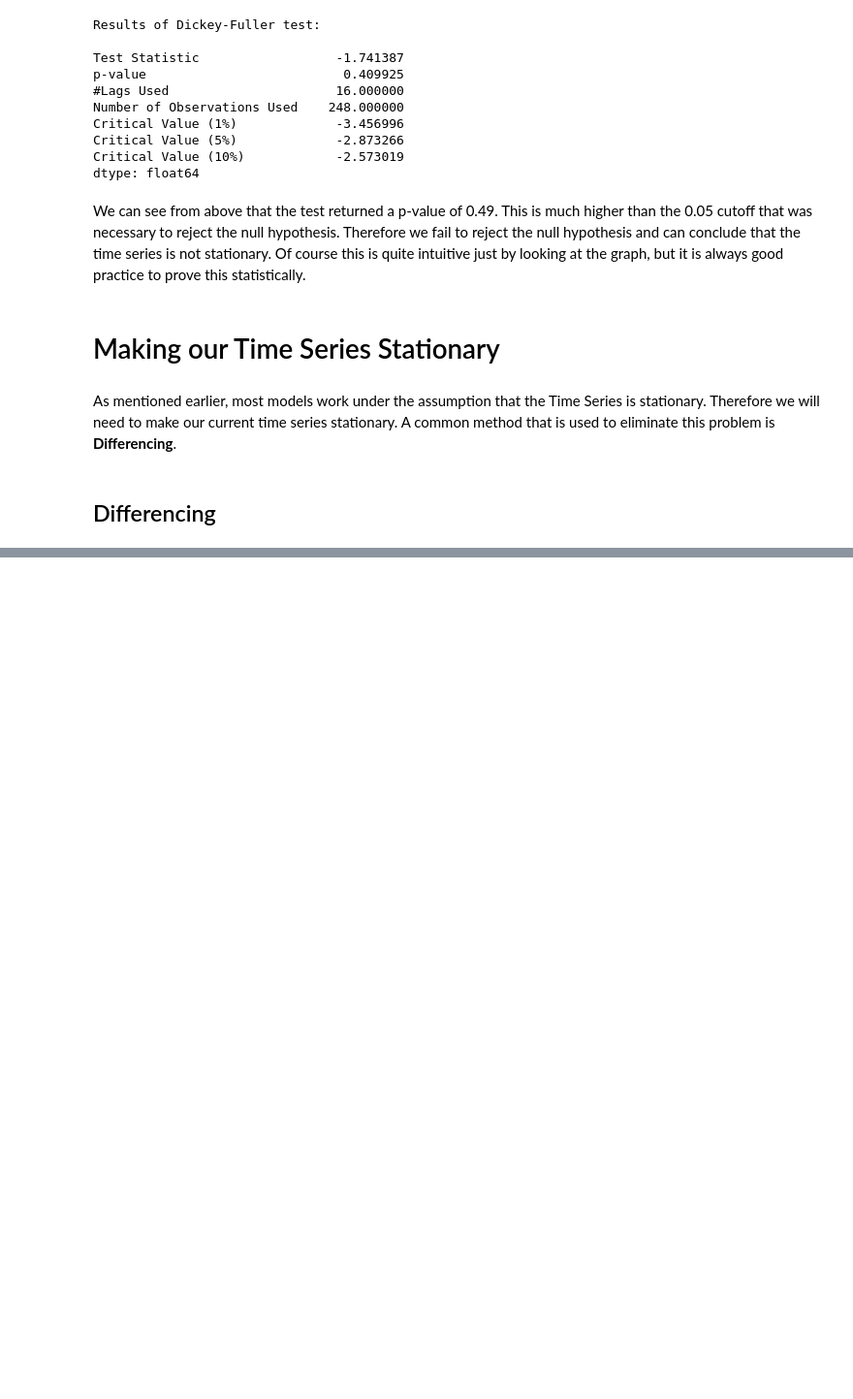
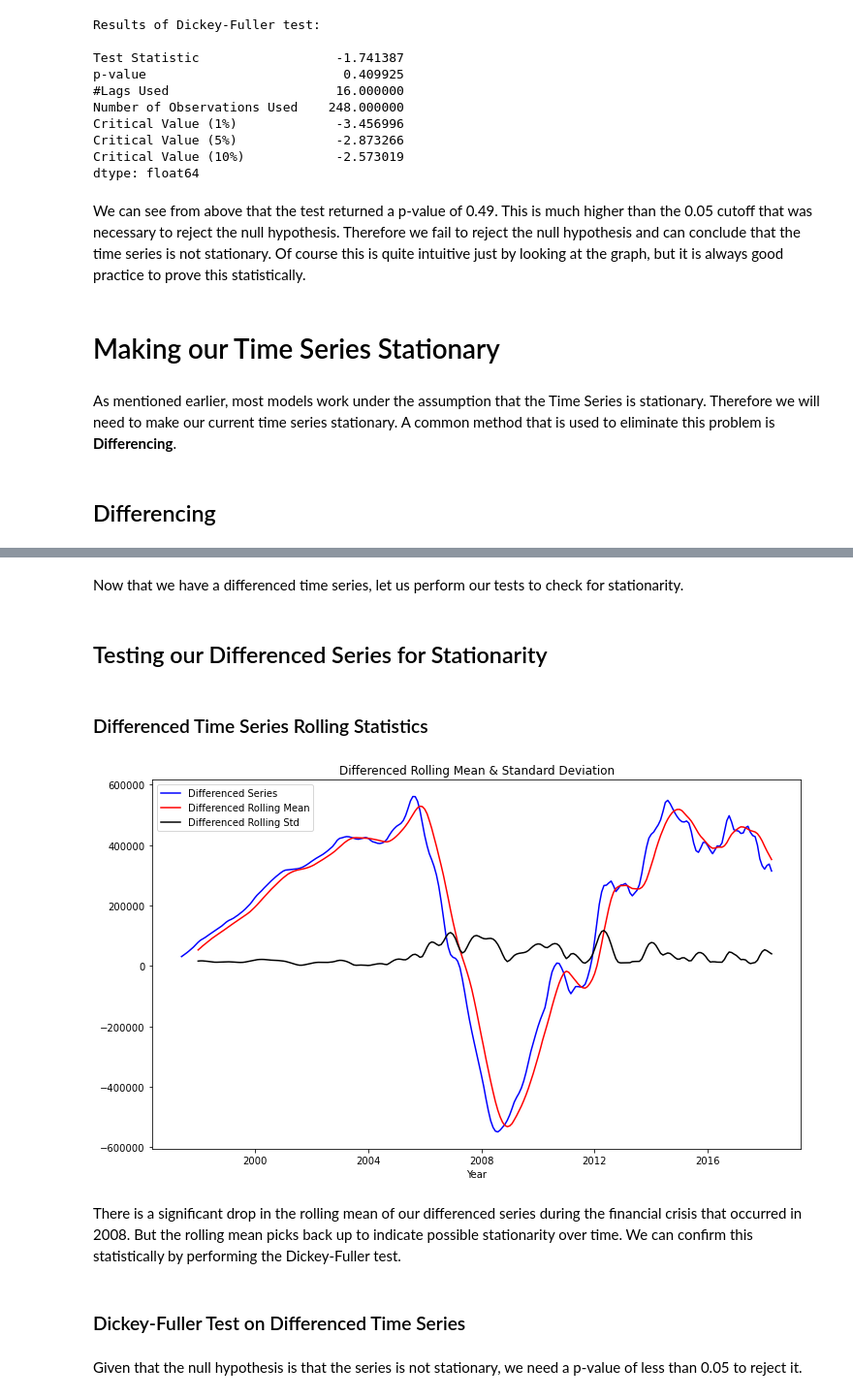
Before and after one commit to sanjitva/Zillow-TimeSeries-Modeling, a Jupyter notebook: sanjit_eda.ipynb, the cells around one changed output, grey strips where cells are left out. Shown at 97% size. Cells and saved outputs as stored; diff of their text form; code cells hidden in the pictures; blank space fills up the shorter version.

Commit message:
test for stationarity of differenced series

```diff
--- a/sanjit_eda.ipynb
+++ b/sanjit_eda.ipynb
@@ -229,0 +263,29 @@ As mentioned earlier, most models work under the assumption that the Time Series
+# %%
+#We use .dropna() to remove the first 14 values which will return NaN.
+series_diff= series33480.diff(periods=14).dropna()
+# %% [markdown]
+Now that we have a differenced time series, let us perform our tests to check for stationarity.
+# %% [markdown]
+## Testing our Differenced Series for Stationarity
+# %% [markdown]
+### Differenced Time Series Rolling Statistics
+# %%
+roll_mean_diff = series_diff.rolling(window=8, center=False).mean()
+roll_std_diff = series_diff.rolling(window=8, center=False).std()
+# %%
+fig = plt.figure(figsize=(12,7))
+plt.plot(series_diff, color='blue', label='Differenced Series')
+plt.plot(roll_mean_diff, color='red', label='Differenced Rolling Mean')
+plt.plot(roll_std_diff, color='black', label = 'Differenced Rolling Std')
+plt.legend(loc='best')
+plt.title('Differenced Rolling Mean & Standard Deviation')
+plt.xlabel('Year')
+plt.show(block=False)
+# %% [output]
+[figure, added]
+# %% [markdown]
+There is a significant drop in the rolling mean of our differenced series during the financial crisis that occurred in 2008. But the rolling mean picks back up to indicate possible stationarity over time. We can confirm this statistically by performing the Dickey-Fuller test.
+# %% [markdown]
+### Dickey-Fuller Test on Differenced Time Series
+# %% [markdown]
+Given that the null hypothesis is that the series is not stationary, we need a p-value of less than 0.05 to reject it.
```
Also changed, not shown: parts of 7 cells of this notebook.
